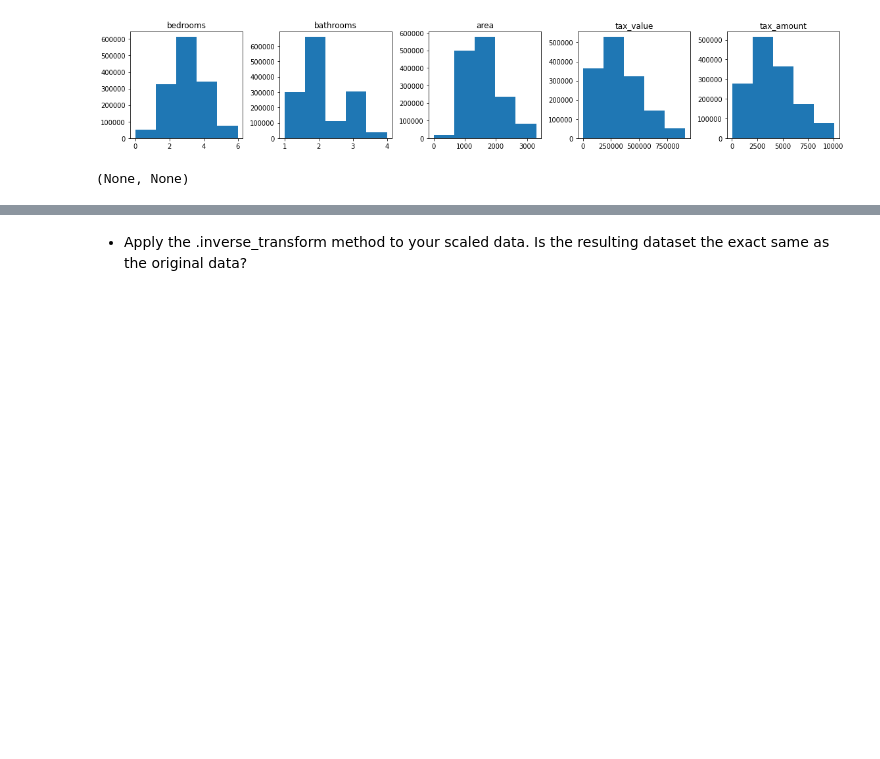
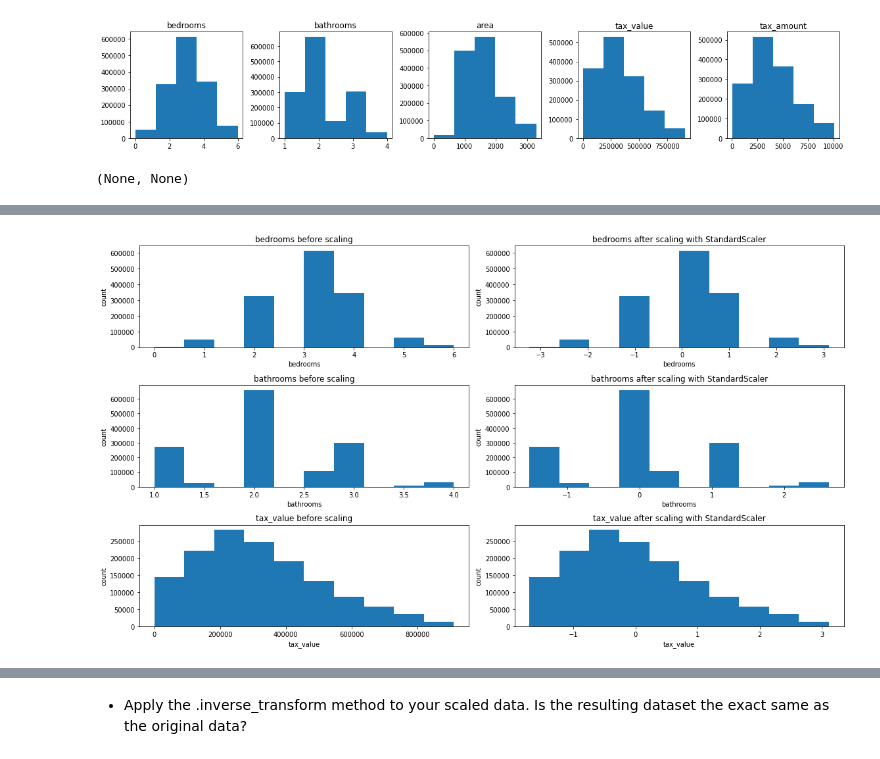
Before and after one commit to JenniferMLewis/regression-exercises, a Jupyter notebook: scaling.ipynb, the cells around one changed output, grey strips where cells are left out. Cells and saved outputs as stored; diff of their text form; code cells hidden in the pictures; blank space fills up the shorter version.

```diff
--- a/scaling.ipynb
+++ b/scaling.ipynb
@@ -74,0 +79,4 @@ hist_plot(scaled_train), hist_plot(train)
+# %%
+visualize_scaler(StandardScaler(), train)
+# %% [output]
+[figure, added]
```
Also changed, not shown: parts of 7 cells of this notebook.
